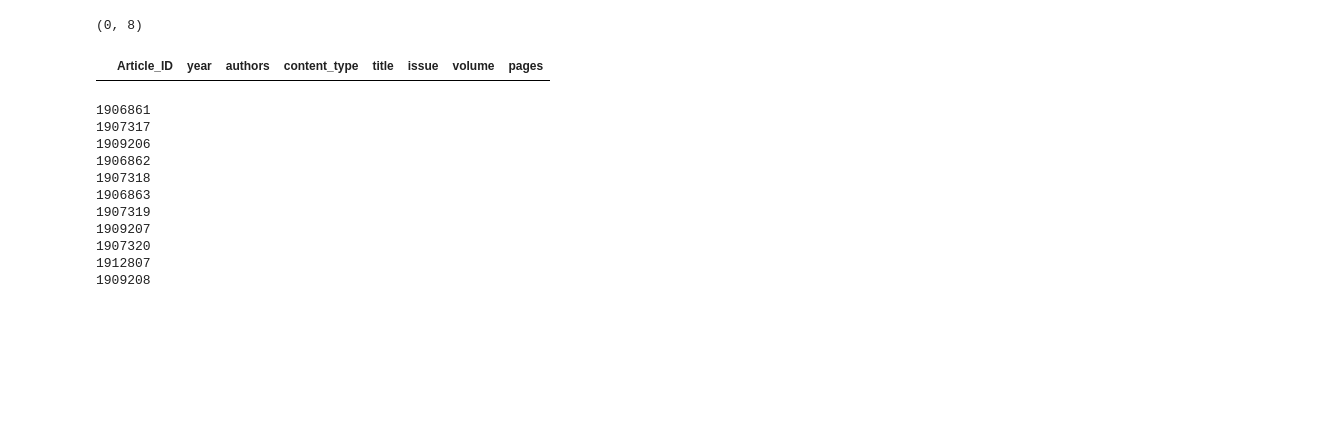
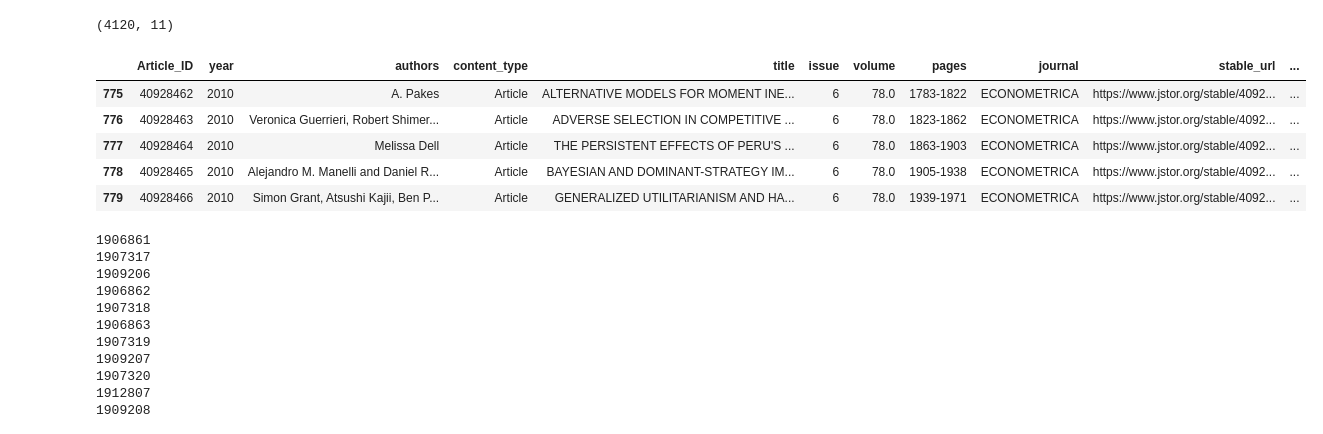
Before and after one commit to Matt970204/Affiliations_V2, a Jupyter notebook: 2_Extracting affilitations/3_consolidation/ECTA/ECTA for Mturk.ipynb, the cells around one changed output. Saved outputs shown, nothing was run; the diff lists cells and outputs as text; code cells hidden in the pictures; blank space fills up the shorter version.

Commit message:
Blanks removal

```diff
--- a/2_Extracting affilitations/3_consolidation/ECTA/ECTA for Mturk.ipynb
+++ b/2_Extracting affilitations/3_consolidation/ECTA/ECTA for Mturk.ipynb
@@ -7,7 +7,7 @@ ECTA_master = pd.read_excel('/Users/MattJohnson/Desktop/Affiliations/1_Input fil
 for i in range(len(ECTA_master)):
     ECTA_master.loc[i,['Article_ID']] = ECTA_master.loc[i,['stable_url']].to_string().rsplit('/',1)[-1]
 
-ECTA_master_condenced  = ECTA_master[['Article_ID','year','authors','content_type','title','issue','volume','pages']]
+ECTA_master_condenced  = ECTA_master[['Article_ID','year','authors','content_type','title','issue','volume','pages','journal', 'stable_url','issue_url']]
 ECTA_master_condenced['year'] = ECTA_master_condenced['year'].astype('int')
 ECTA_master_condenced['Article_ID'] = ECTA_master_condenced['Article_ID'].astype('int')
 
@@ -46,12 +60,17 @@ See the caveats in the documentation: https://pandas.pydata.org/pandas-docs/stab
 # %%
-mask_blank = ECTA_master_condenced['authors'].isin([''])
-ECTA_master_condenced = ECTA_master_condenced[mask_blank]
+mask_blank = ECTA_master_condenced['authors'].isna()
+ECTA_master_condenced = ECTA_master_condenced[~mask_blank]
 
 print(ECTA_master_condenced.shape)
 ECTA_master_condenced.head()
 # %% [output]
-(0, 8)
+(4120, 11)
-|  | Article_ID | year | authors | content_type | title | issue | volume | pages |
+|  | Article_ID | year | authors | content_type | title | issue | volume | pages | journal | stable_url | ... |
+| 775 | 40928462 | 2010 | A. Pakes | Article | ALTERNATIVE MODELS FOR MOMENT INE... | 6 | 78.0 | 1783-1822 | ECONOMETRICA | https://www.jstor.org/stable/4092... | ... |
+| 776 | 40928463 | 2010 | Veronica Guerrieri, Robert Shimer... | Article | ADVERSE SELECTION IN COMPETITIVE ... | 6 | 78.0 | 1823-1862 | ECONOMETRICA | https://www.jstor.org/stable/4092... | ... |
+| 777 | 40928464 | 2010 | Melissa Dell | Article | THE PERSISTENT EFFECTS OF PERU'S ... | 6 | 78.0 | 1863-1903 | ECONOMETRICA | https://www.jstor.org/stable/4092... | ... |
+| 778 | 40928465 | 2010 | Alejandro M. Manelli and Daniel R... | Article | BAYESIAN AND DOMINANT-STRATEGY IM... | 6 | 78.0 | 1905-1938 | ECONOMETRICA | https://www.jstor.org/stable/4092... | ... |
+| 779 | 40928466 | 2010 | Simon Grant, Atsushi Kajii, Ben P... | Article | GENERALIZED UTILITARIANISM AND HA... | 6 | 78.0 | 1939-1971 | ECONOMETRICA | https://www.jstor.org/stable/4092... | ... |
 # %%
 # Read in the consolidated data
 import pandas as pd
```
Also changed, not shown: parts of 4 cells of this notebook.
